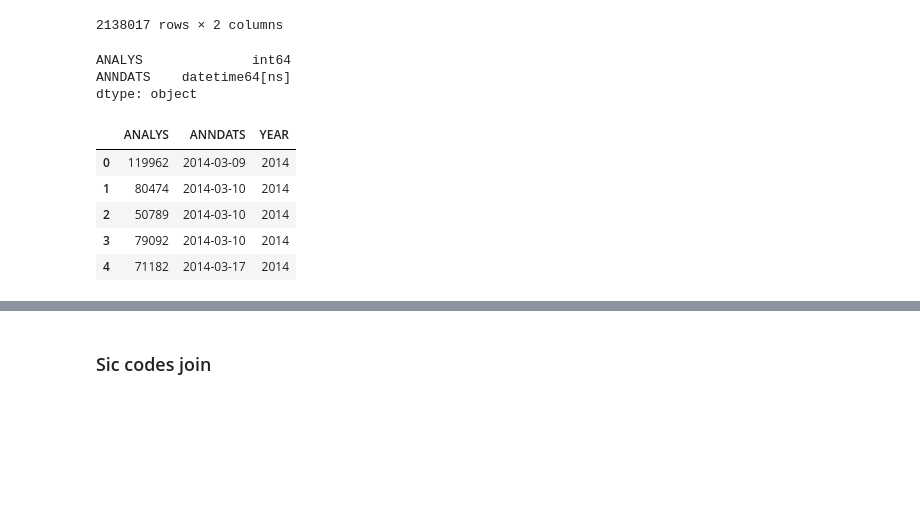
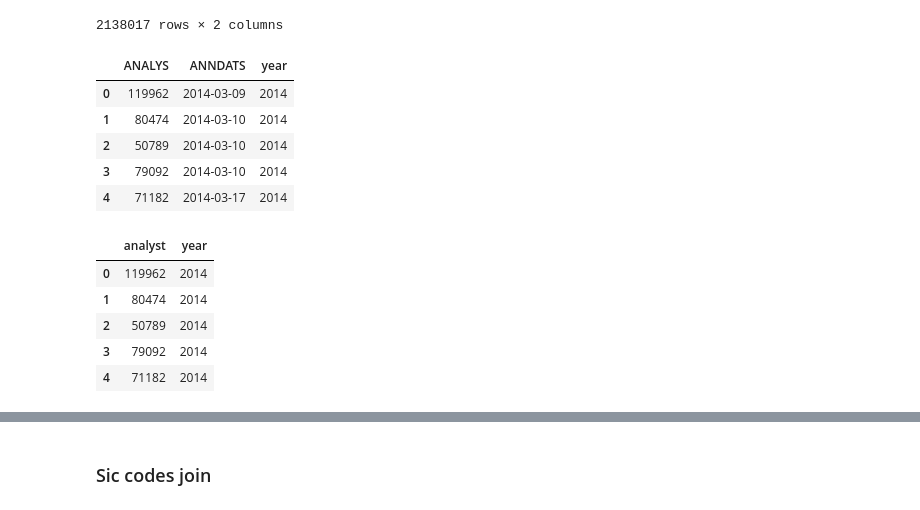
Before and after one commit to moshchev/gsfm_SS24, a Jupyter notebook: notebooks/alex_eda_feature_generation.ipynb, the cells around one changed output, grey strips where cells are left out. Drawn from its saved outputs; the diff is of its cells as text; code cells hidden in the pictures; blank space fills up the shorter version.

```diff
--- a/notebooks/alex_eda_feature_generation.ipynb
+++ b/notebooks/alex_eda_feature_generation.ipynb
@@ -35,7 +76,7 @@ number_of_forecasts_by_analyst_pro_period
 # %% [markdown]
 - Forecasting ability/experience: number of years for which analyst i supplied at least one forecast during the first 11 months of the year through year t
 # %%
-old_data = pd.read_csv('../data/1990-2014.zip')
+old_data = pd.read_parquet('../data/raw/1990-2014.parquet')
 old_data.head()
 # %% [output]
 |  | TICKER | OFTIC | CNAME | ACTDATS | ANALYS | FPI | MEASURE | FPEDATS | ANNDATS |
@@ -63,18 +104,12 @@ analysts_experience
 2138017 rows × 2 columns
 # %%
 analysts_experience['ANNDATS'] = pd.to_datetime(analysts_experience['ANNDATS'])
-analysts_experience.dtypes
+analysts_experience['year'] = analysts_experience['ANNDATS'].dt.year
+analysts_experience.head()
 # %% [output]
-ANALYS              int64
-ANNDATS    datetime64[ns]
-dtype: object
+|  | ANALYS | ANNDATS | year |
+| 0 | 119962 | 2014-03-09 | 2014 |
+| 1 | 80474 | 2014-03-10 | 2014 |
+| 2 | 50789 | 2014-03-10 | 2014 |
+| 3 | 79092 | 2014-03-10 | 2014 |
+| 4 | 71182 | 2014-03-17 | 2014 |
-# %%
-analysts_experience['YEAR'] = analysts_experience['ANNDATS'].dt.year
-analysts_experience.head()
-# %% [output]
-|  | ANALYS | ANNDATS | YEAR |
-| 0 | 119962 | 2014-03-09 | 2014 |
-| 1 | 80474 | 2014-03-10 | 2014 |
-| 2 | 50789 | 2014-03-10 | 2014 |
-| 3 | 79092 | 2014-03-10 | 2014 |
-| 4 | 71182 | 2014-03-17 | 2014 |
@@ -86,0 +116,11 @@ sorted_analysts
+# %%
+analysts_experience.rename(columns={'ANALYS':'analyst'}, inplace=True)
+analysts_experience.drop(columns='ANNDATS', inplace=True)
+analysts_experience.head()
+# %% [output]
+|  | analyst | year |
+| 0 | 119962 | 2014 |
+| 1 | 80474 | 2014 |
+| 2 | 50789 | 2014 |
+| 3 | 79092 | 2014 |
+| 4 | 71182 | 2014 |
```
Also changed, not shown: parts of 12 cells of this notebook, 3 other files.
